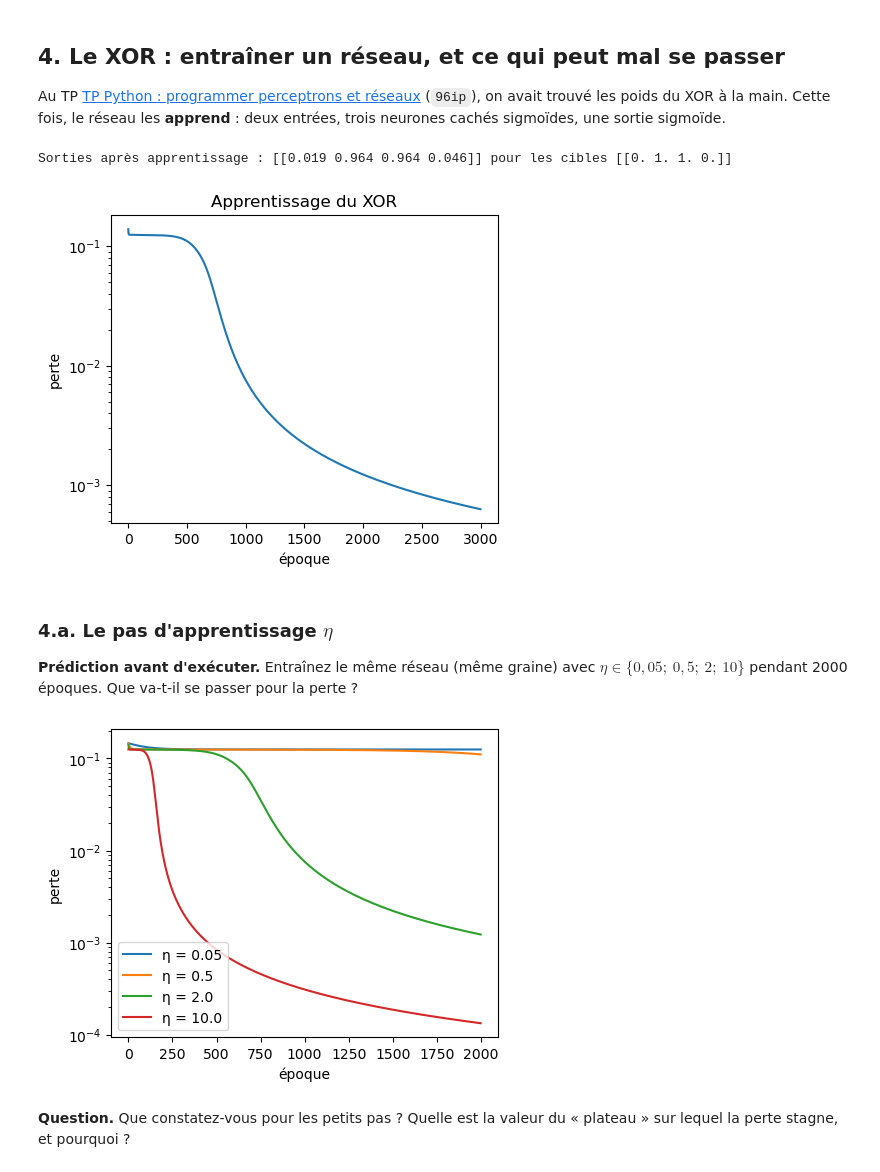
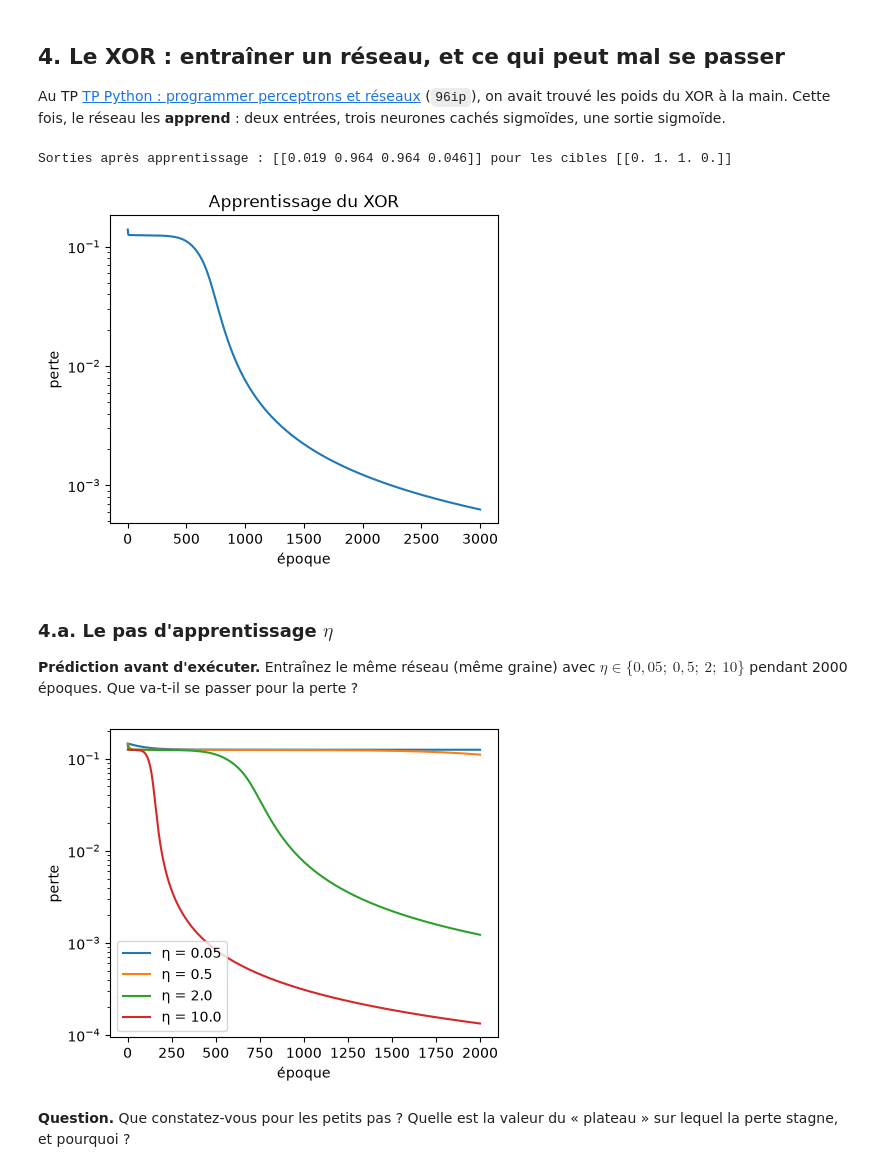
Before and after one commit to smaxx73/Exercices, a Jupyter notebook: notebook/bNCl-solutions.ipynb, the cells around one changed output. Cells and saved outputs as stored; diff of their text form; code cells hidden in the pictures.

```diff
--- a/notebook/bNCl-solutions.ipynb
+++ b/notebook/bNCl-solutions.ipynb
@@ -240,14 +250,14 @@ hist = entrainer(X_xor, T_xor, params, acts_xor, eta=2.0, epoques=3000)
 sortie = avant(X_xor, params, acts_xor)[1][-1]
 assert hist["train"][-1] < 0.01, "le réseau doit apprendre le XOR"
 print("Sorties après apprentissage :", sortie.round(3), "pour les cibles", T_xor)
-plt.semilogy(hist["train"])
+plt.semilogy(range(1, len(hist["train"]) + 1), hist["train"])
 plt.xlabel("époque")
 plt.ylabel("perte")
 plt.title("Apprentissage du XOR")
 plt.show()
 # %% [output]
 Sorties après apprentissage : [[0.019 0.964 0.964 0.046]] pour les cibles [[0. 1. 1. 0.]]
-[figure, old version]
+[figure, new version]
 # %% [markdown]
 ### 4.a. Le pas d'apprentissage $\eta$
 
@@ -255,15 +265,15 @@ Sorties après apprentissage : [[0.019 0.964 0.964 0.046]] pour les cibles [[0.
 # %%
 etas = [0.05, 0.5, 2.0, 10.0]
 for eta in etas:
     params = init_reseau([2, 3, 1], graine=0, echelle=1.0)
     hist = entrainer(X_xor, T_xor, params, acts_xor, eta=eta, epoques=2000)
-    plt.semilogy(hist["train"], label=f"η = {eta}")
+    plt.semilogy(range(1, len(hist["train"]) + 1), hist["train"], label=f"η = {eta}")
 plt.xlabel("époque")
 plt.ylabel("perte")
 plt.legend()
 plt.show()
 # %% [output]
-[figure, old version]
+[figure, new version]
 # %% [markdown]
 **Question.** Que constatez-vous pour les petits pas ? Quelle est la valeur du « plateau » sur lequel la perte stagne, et pourquoi ?
 # %% [markdown]
```
Also changed, not shown: parts of 16 cells of this notebook, 4 other files.
